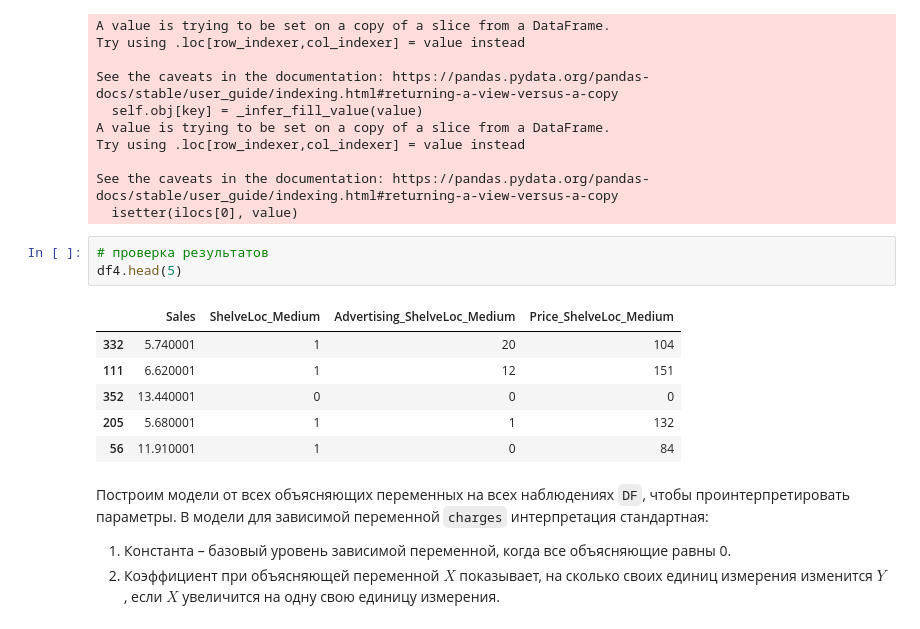
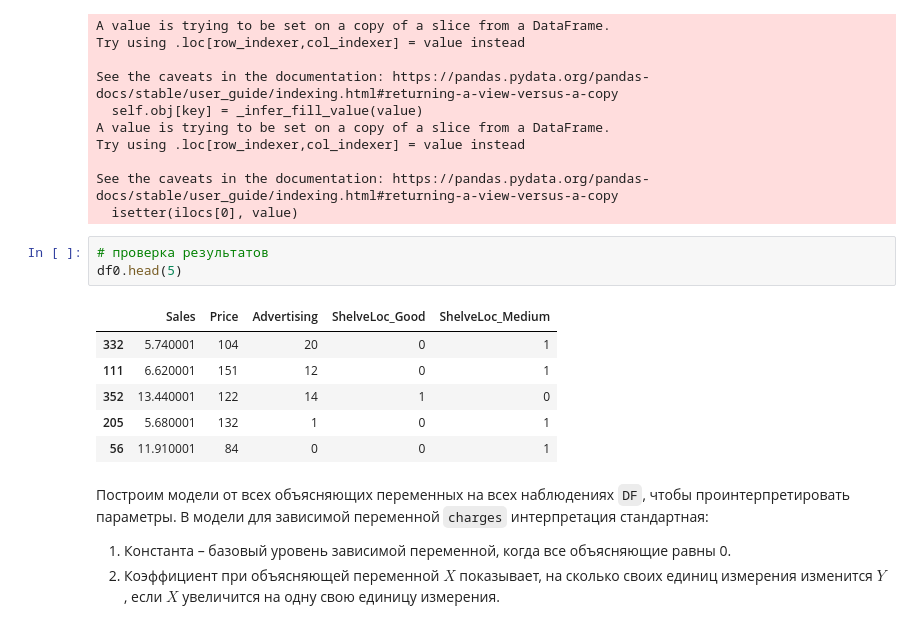
Before and after one commit to Konkurent/ML, a Jupyter notebook: lesson_02/Lab_03_Кечин.ipynb, the cells around one changed output. Cells and saved outputs as stored; diff of their text form.

```diff
--- a/lesson_02/Lab_03_Кечин.ipynb
+++ b/lesson_02/Lab_03_Кечин.ipynb
@@ -447,14 +460,14 @@ See the caveats in the documentation: https://pandas.pydata.org/pandas-docs/stab
   isetter(ilocs[0], value)
 # %%
 # проверка результатов
-df4.head(5)
+df0.head(5)
 # %% [output]
-|  | Sales | ShelveLoc_Medium | Advertising_ShelveLoc_Medium | Price_ShelveLoc_Medium |
-| 332 | 5.740001 | 1 | 20 | 104 |
-| 111 | 6.620001 | 1 | 12 | 151 |
-| 352 | 13.440001 | 0 | 0 | 0 |
-| 205 | 5.680001 | 1 | 1 | 132 |
-| 56 | 11.910001 | 1 | 0 | 84 |
+|  | Sales | Price | Advertising | ShelveLoc_Good | ShelveLoc_Medium |
+| 332 | 5.740001 | 104 | 20 | 0 | 1 |
+| 111 | 6.620001 | 151 | 12 | 0 | 1 |
+| 352 | 13.440001 | 122 | 14 | 1 | 0 |
+| 205 | 5.680001 | 132 | 1 | 0 | 1 |
+| 56 | 11.910001 | 84 | 0 | 0 | 1 |
 # %% [markdown]
 Построим модели от всех объясняющих переменных на всех наблюдениях `DF`, чтобы проинтерпретировать параметры. В модели для зависимой переменной `charges` интерпретация стандартная:
 
```
Also changed, not shown: parts of 14 cells of this notebook, 2 other files.
